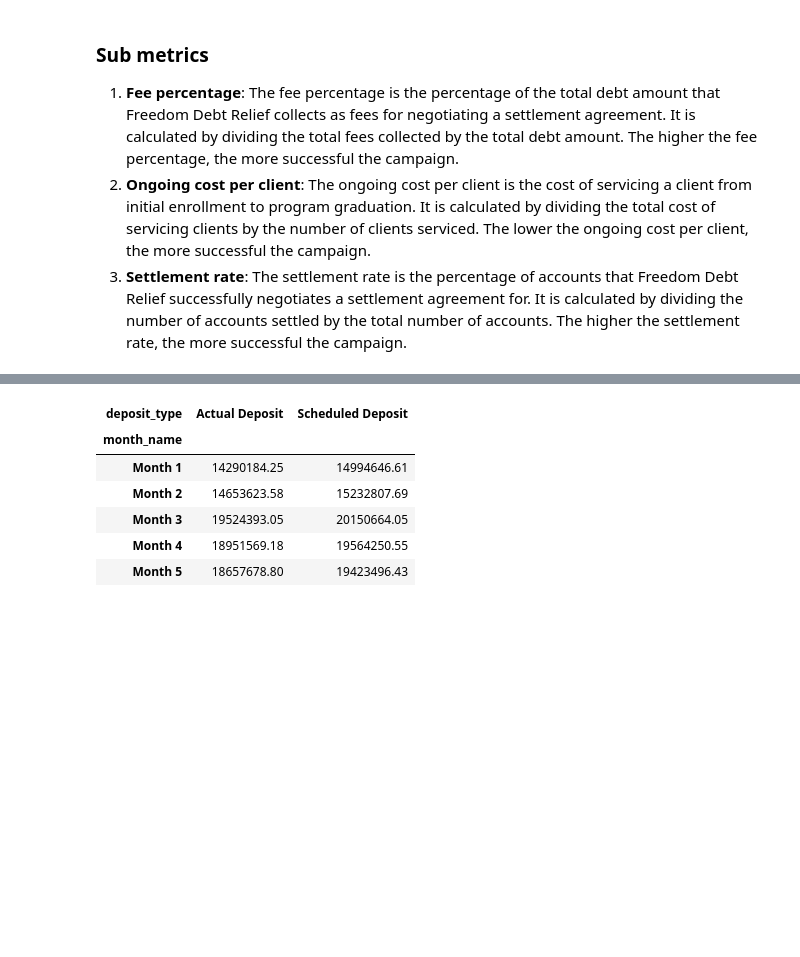
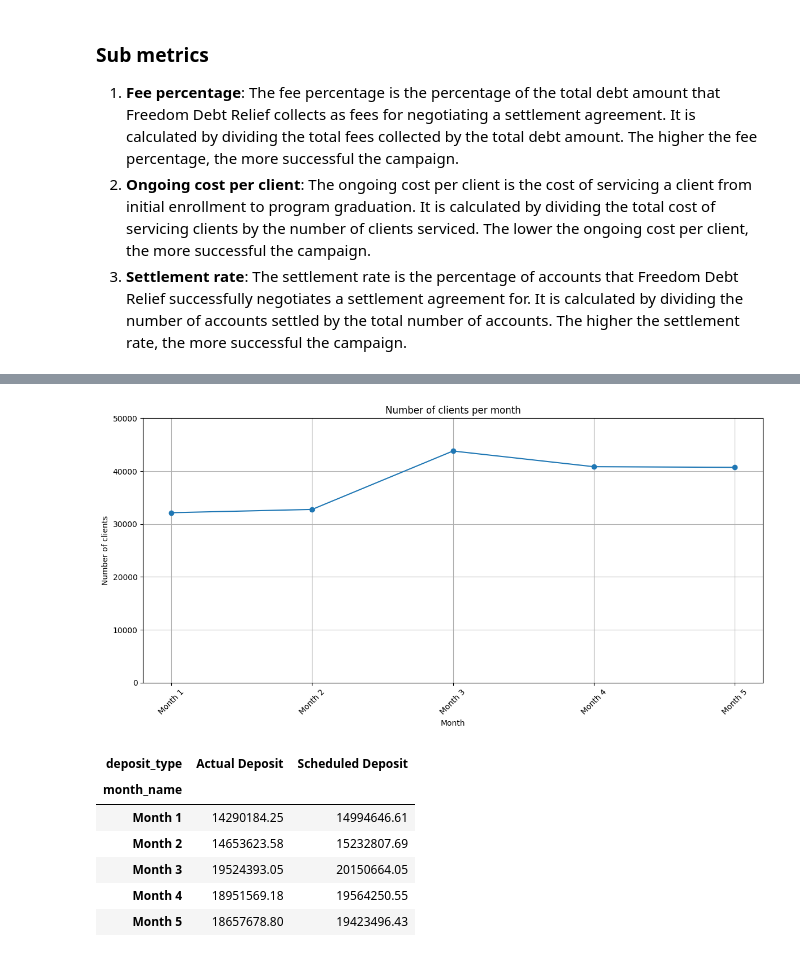
Before and after one commit to dasheffie/data-projects, a Jupyter notebook: freedom_debt_relief_marketing_campaign_results.ipynb, the cells around one changed output, grey strips where cells are left out. Saved outputs shown, nothing was run; the diff lists cells and outputs as text; code cells hidden in the pictures; blank space fills up the shorter version.

```diff
--- a/freedom_debt_relief_marketing_campaign_results.ipynb
+++ b/freedom_debt_relief_marketing_campaign_results.ipynb
@@ -75,3 +75,7 @@ Deposit data calendar shape: (480394, 6)
 |  | client_id | deposit_type | deposit_amount | deposit_cadence | deposit_date | month_name | campaign_timing |
 | 0 | 446495122764671 | Actual Deposit | 303.00 | Monthly | 2019-10-23 | Month 5 | postcampaign |
 | 1 | 446495122764671 | Actual Deposit | 303.00 | Monthly | 2019-09-23 | Month 4 | postcampaign |
+# %%
+df_number_clients_per_month = df_deposit_data_calendar.groupby(['month_name'])['client_id'].nunique().reset_index()
+df_number_clients_per_month.rename(columns={'client_id': 'number_clients'}, inplace=True)
+df_number_clients_per_month
@@ -78,3 +89,17 @@ Deposit data calendar shape: (480394, 6)
+# %%
+# plot number of clients per month with a line plot
+plt.figure(figsize=(12, 6))
+plt.plot(df_number_clients_per_month['month_name'], df_number_clients_per_month['number_clients'], marker='o')
+plt.title('Number of clients per month')
+plt.xlabel('Month')
+plt.ylabel('Number of clients')
+plt.ylim(0, 50000)
+plt.xticks(rotation=45)
+plt.grid()
+plt.tight_layout()
+plt.show()
+# %% [output]
+[figure, added]
 # %%
 tmp_df = df_deposit_data_calendar.groupby(['month_name', 'deposit_type'])['deposit_amount'].sum()
 tmp_df.unstack()
```
Also changed, not shown: parts of 19 cells of this notebook.
